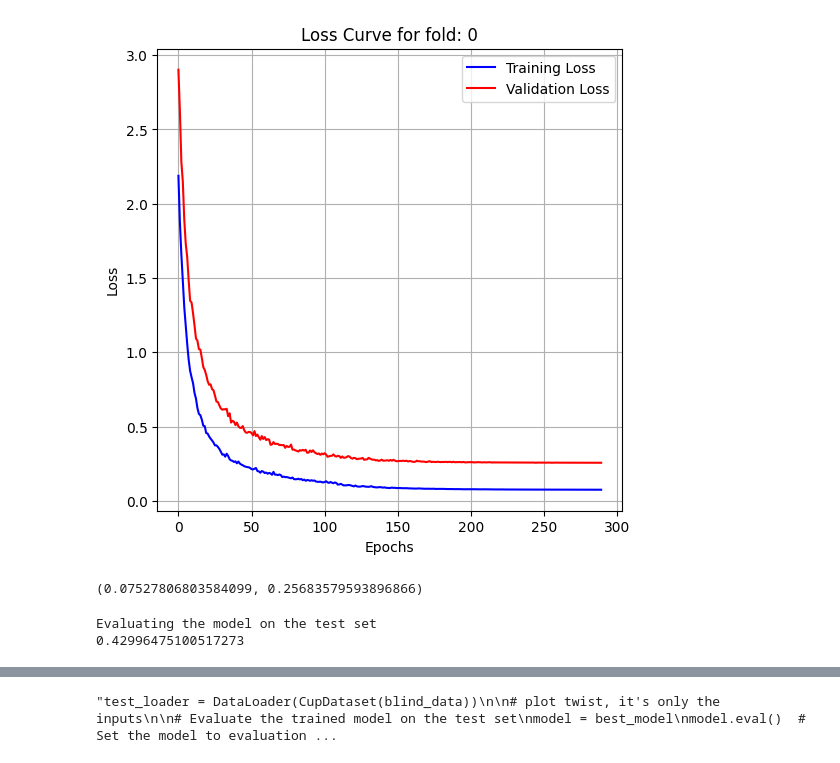
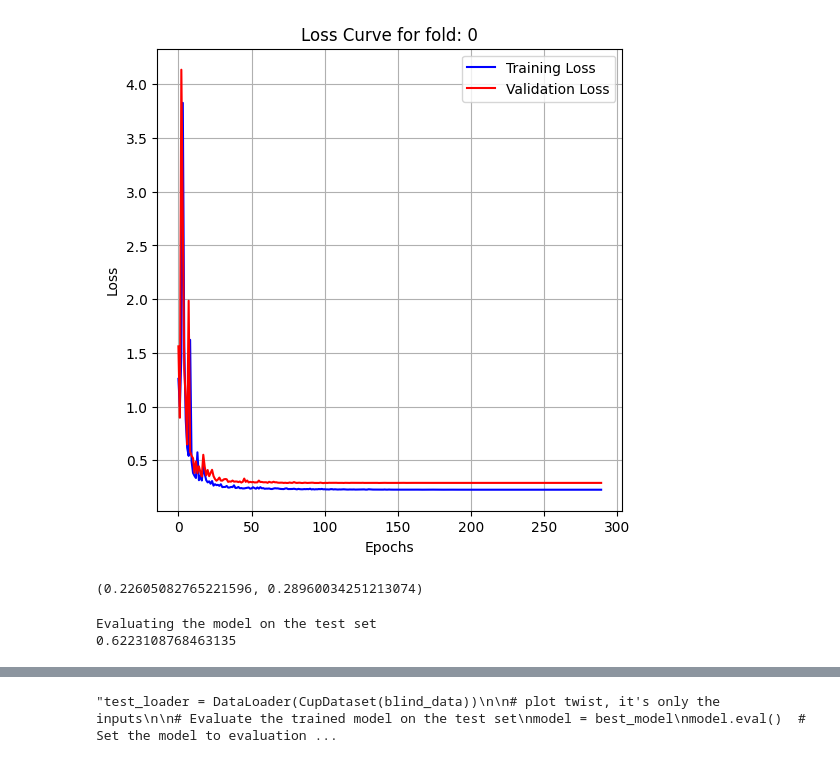
Before and after one commit to Alexthw46/ML, a Jupyter notebook: ML_cup/TorchNN.ipynb, the cells around one changed output, grey strips where cells are left out. Cells and saved outputs as stored; diff of their text form; code cells hidden in the pictures.

Commit message:
rerun notebooks with new dataset without changes to parameters. update data reading method to 12 inputs

```diff
--- a/ML_cup/TorchNN.ipynb
+++ b/ML_cup/TorchNN.ipynb
@@ -12,12 +20,6 @@ if torch.cuda.is_available():
 # %%
 
-#column_names = ['ID',
-#                'INPUT_1', 'INPUT_2', 'INPUT_3', 'INPUT_4', 'INPUT_5', 'INPUT_6', 'INPUT_7', 'INPUT_8', 'INPUT_9', 'INPUT_10',
-#                'TARGET_x', 'TARGET_y', 'TARGET_z']
-#dataframe = pd.read_csv("../data/ML-CUP23-TR.csv", sep=',', comment='#', names=column_names, index_col= 'ID')
-#dataframe.head()
-
-dev_data = dataset.load_dataset("../data/ML-CUP23-TR.csv")
-blind_data = dataset.load_dataset("../data/ML-CUP23-TS.csv")
+dev_data = dataset.load_dataset("../data/ML-CUP24-TR.csv")
+blind_data = dataset.load_dataset("../data/ML-CUP24-TS.csv")
 # %%
 
@@ -28,4 +30,4 @@ X_dev, y_dev, X_blind = arrange_datasets(dev_data, blind_data)
 train_folds, val_folds = train_val_kfold(X_dev, y_dev, folds=5, random_state=42)
 # %%
 # Split the dev data into train and validation with k-fold cross validation and minibatch
-train_loaders, val_loaders, test_loader = dataset.torch_k_fold(dataset=dev_data, folds=5, batch_size=32)
+train_loaders, val_loaders, test_loader = dataset.torch_k_fold(dataset=dev_data, folds=5, batch_size=50)
@@ -52,7 +55,7 @@ Best Parameters: {'lr': 0.001, 'weight_decay': 0.0005, 'momentum': 0.9, 'nestero
 
 # retrain the model with the best parameters
 best_model = MLP()
-train_loader, val_loader = dataset.torch_split_dataset(dataset=dev_data, train_ratio=0.8, batch_size=32)
+train_loader, val_loader = dataset.torch_split_dataset(dataset=dev_data, train_ratio=0.8, batch_size=50)
 if best_pytorch_params['optimizer'] == 'SGD':
     optimizer = t.optim.SGD(best_model.parameters(), lr=best_pytorch_params['lr'],
                             weight_decay=best_pytorch_params['weight_decay'], momentum=best_pytorch_params['momentum'],
@@ -87,12 +90,12 @@ Train Epoch: 299 Loss: 0.07527806803584099 Val Loss: 0.25683579593896866
-[figure, old version]
+[figure, new version]
-(0.07527806803584099, 0.25683579593896866)
+(0.22605082765221596, 0.28960034251213074)
 # %%
 # Evaluate the trained model on the test set
 print("Evaluating the model on the test set")
 print(torch_predict(best_model, test_loader))
 # %% [output]
 Evaluating the model on the test set
-0.42996475100517273
+0.6223108768463135
 # %%
 lr_scheduler_params = {'mode': 'min', 'factor': 0.25, 'patience': 10, 'cooldown': 3, 'verbose': False, 'min_lr': 1e-6}
 
```
Also changed, not shown: parts of 20 cells of this notebook, 4 other files.
